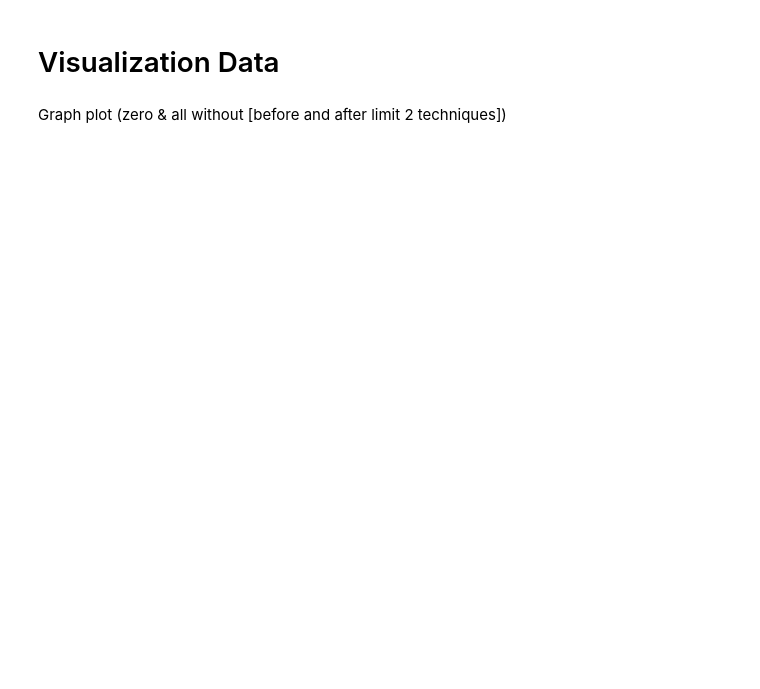
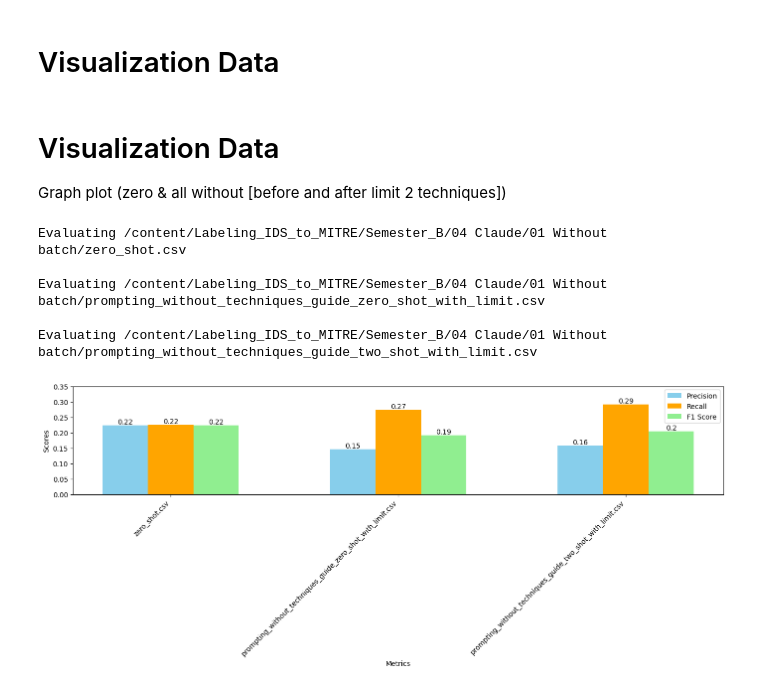
Before and after one commit to trickdeath0/Labeling_IDS_to_MITRE, a Jupyter notebook: Semester_B/04 Claude/Cluade_API.ipynb, the cells around one changed output. Saved outputs shown, nothing was run; the diff lists cells and outputs as text; code cells hidden in the pictures; blank space fills up the shorter version.

Commit message:
Finish run exp (Claude)

```diff
--- a/Semester_B/04 Claude/Cluade_API.ipynb
+++ b/Semester_B/04 Claude/Cluade_API.ipynb
@@ -1562,4 +1593,5 @@ F1 Score  |   0.51
 # %% [markdown]
 # Visualization Data
 # %% [markdown]
+# Visualization Data
 Graph plot (zero & all without [before and after limit 2 techniques])
@@ -1565,0 +1640,74 @@ Graph plot (zero & all without [before and after limit 2 techniques])
+# %%
+import matplotlib.pyplot as plt
+import pandas as pd
+
+# Initialize lists to accumulate evaluation results
+all_precisions = []
+all_recalls = []
+all_f1_scores = []
+xtick_labels = []  # Store xtick labels
+
+# Loop over each file, load the data, and evaluate
+for file in file_names:
+    try:
+        # Load the data
+        loadData = pd.read_csv(file)
+
+        # Extract the true and predicted labels
+        true_labels = loadData['True_labels']
+        predicted_labels = loadData['Technique_id']
+
+        # Perform evaluation
+        print(f'\nEvaluating {file}')
+        results = evaluation(true_labels, predicted_labels, False)
+
+        # Accumulate evaluation results
+        for result in results:
+            precision, recall, f1_score = result
+            all_precisions.append(precision)
+            all_recalls.append(recall)
+            all_f1_scores.append(f1_score)
+
+        # Append filename for xtick labels
+        file = file.split("/")[-1]
+        xtick_labels.append(file)
+
+    except KeyError as e:
+        print(f'Error: Column {e} not found in {file}')
+    except Exception as e:
+        print(f'An error occurred while processing {file}: {e}')
+
+# Plotting all evaluation results in a single plot
+plt.figure(figsize=(14, 6))  # Adjust figure size as per requirement
+
+bar_width = 0.2
+index = range(len(all_precisions))
+
+bars1 = plt.bar([i - bar_width for i in index], all_precisions, width=bar_width, color='skyblue', label='Precision')
+bars2 = plt.bar(index, all_recalls, width=bar_width, color='orange', label='Recall')
+bars3 = plt.bar([i + bar_width for i in index], all_f1_scores, width=bar_width, color='lightgreen', label='F1 Score')
+
+plt.xlabel('Metrics')
+plt.ylabel('Scores')
+plt.xticks(index, xtick_labels, rotation=45, ha='right')  # Rotate labels and adjust spacing
+
+# Set custom y-axis limits
+plt.ylim(0, 0.35)  # Adjust this line as per your requirement
+
+plt.legend()
+
+# Add score ranks on the bars
+for bars in [bars1, bars2, bars3]:
+    for bar in bars:
+        height = bar.get_height()
+        plt.text(bar.get_x() + bar.get_width() / 2, height, round(height, 2), ha='center', va='bottom')
+
+plt.tight_layout()
+plt.show()
+# %% [output]
+Evaluating /content/Labeling_IDS_to_MITRE/Semester_B/04 Claude/01 Without batch/zero_shot.csv
+
+Evaluating /content/Labeling_IDS_to_MITRE/Semester_B/04 Claude/01 Without batch/prompting_without_techniques_guide_zero_shot_with_limit.csv
+
+Evaluating /content/Labeling_IDS_to_MITRE/Semester_B/04 Claude/01 Without batch/prompting_without_techniques_guide_two_shot_with_limit.csv
+[figure, added]
```
Also changed, not shown: parts of 12 cells of this notebook, 6 other files.
